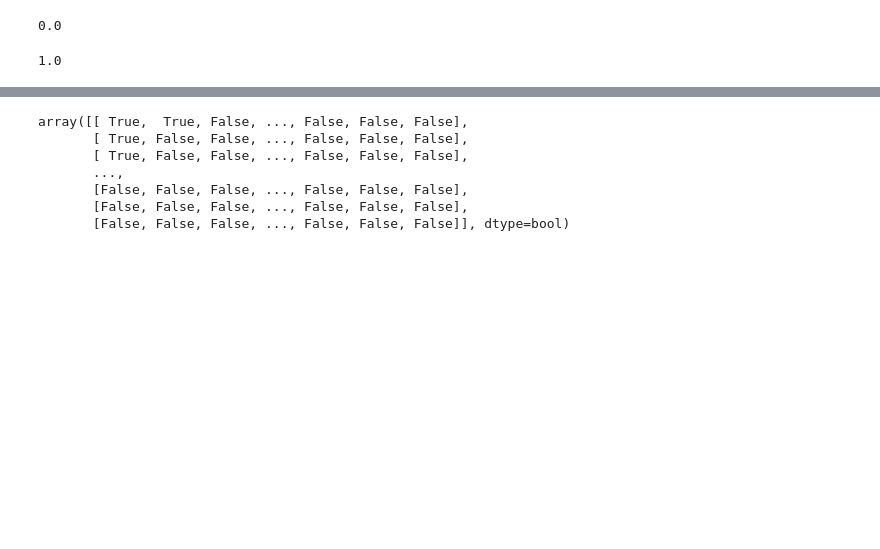
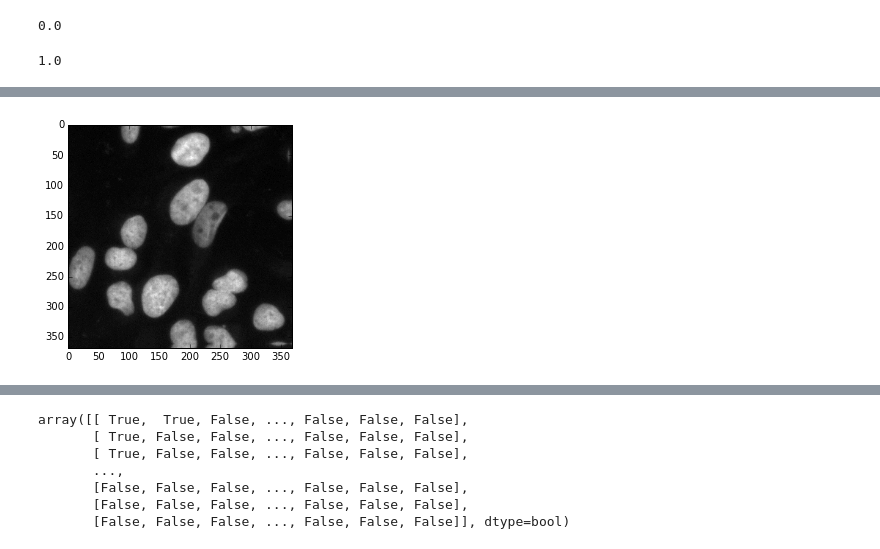
Before and after one commit to rykachevskiy/ds_bowl_2018, a Jupyter notebook: notebooks/Unet.ipynb, the cells around one changed output, grey strips where cells are left out. Cells and saved outputs as stored; diff of their text form; code cells hidden in the pictures; blank space fills up the shorter version.

```diff
--- a/notebooks/Unet.ipynb
+++ b/notebooks/Unet.ipynb
@@ -330 +387,6 @@ plt.show()
+# %%
+plt.imshow(get_16_im(val_data[3][:,:,:1])[:,:,0], cmap = 'gray')
+plt.show()
+# %% [output]
+[figure, added]
 # %%
```
Also changed, not shown: parts of 35 cells of this notebook, 1 other file.
